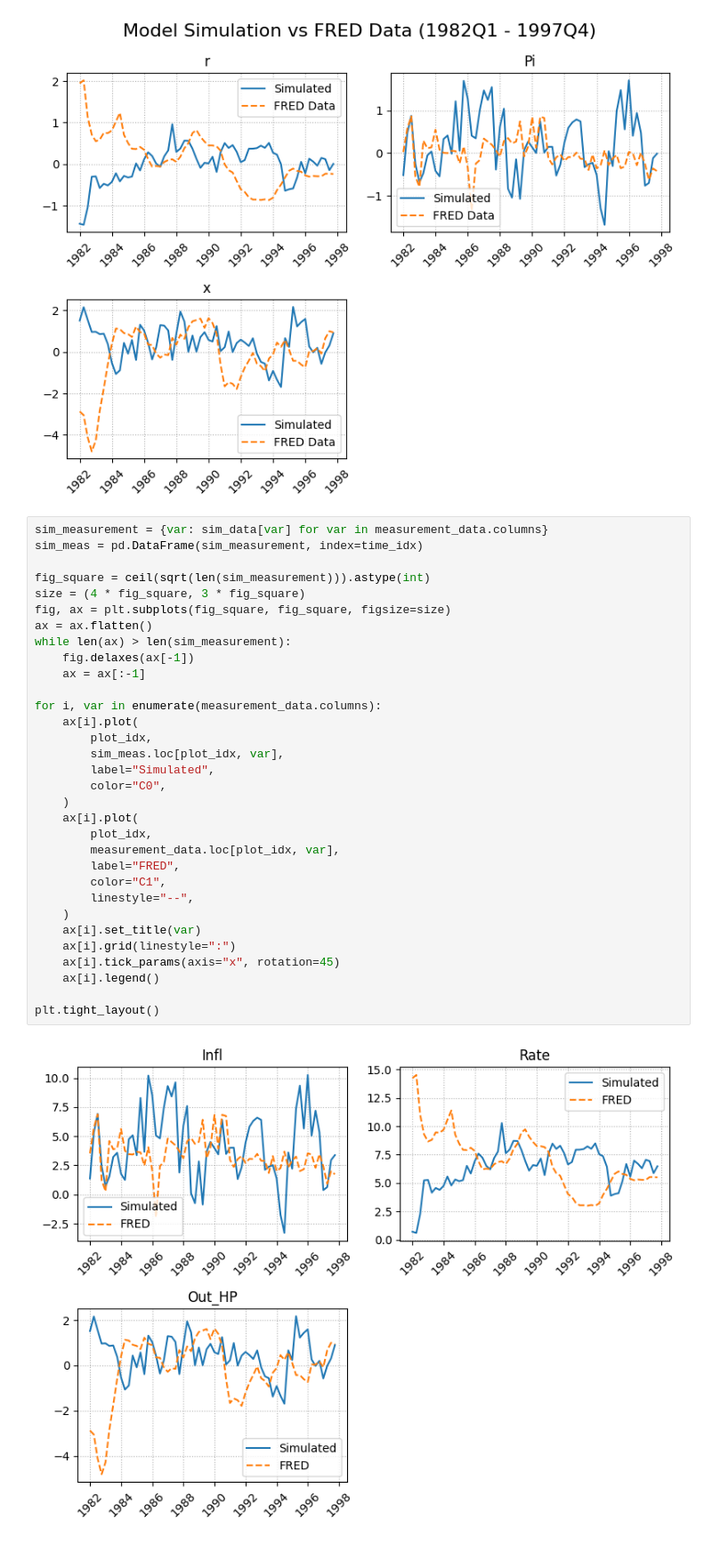
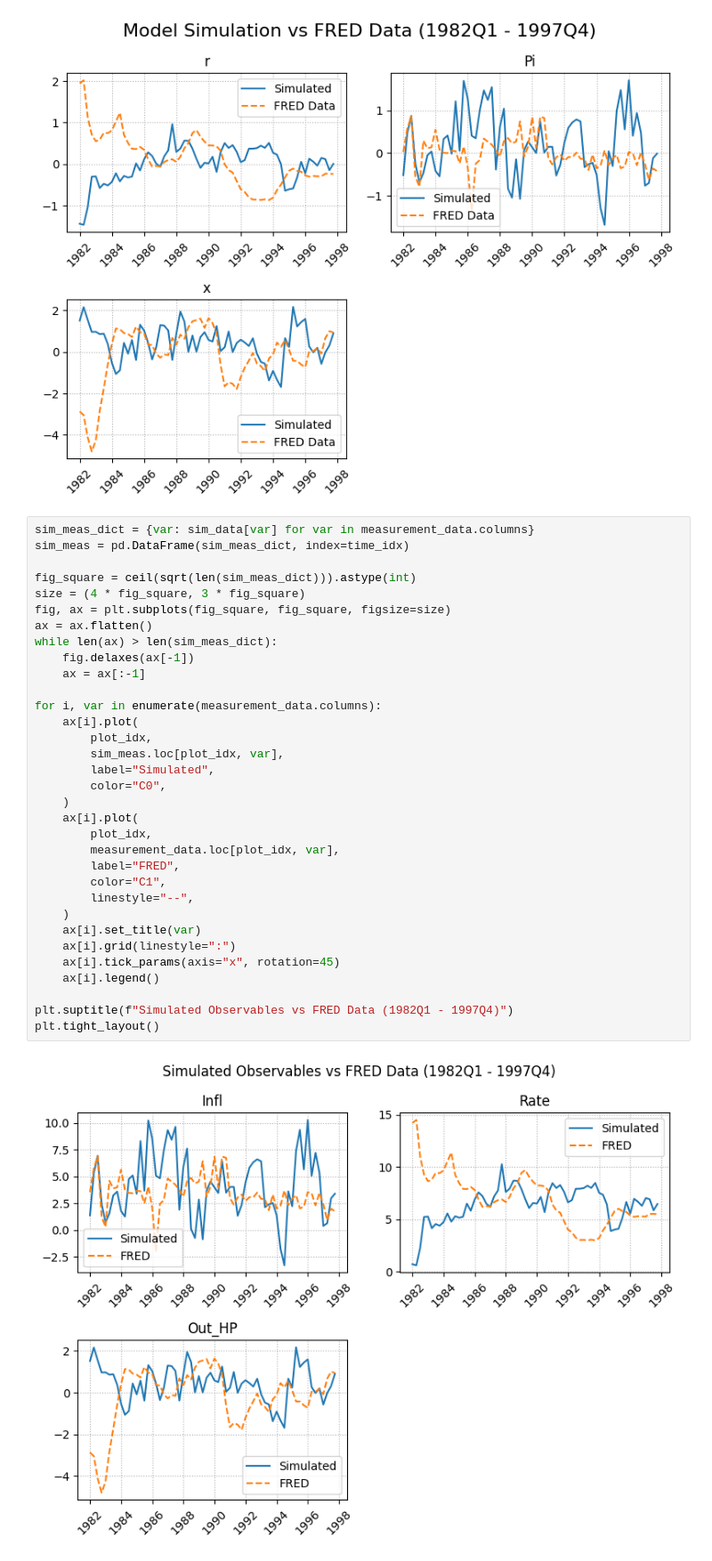
Before and after one commit to GongJr0/ThesisDraft, a Jupyter notebook: empirical_comparison.ipynb, the cells around one changed output. Shown at 89% size. Saved outputs shown, nothing was run; the diff lists cells and outputs as text.

```diff
--- a/empirical_comparison.ipynb
+++ b/empirical_comparison.ipynb
@@ -397,36 +397,37 @@ plt.tight_layout()
 # %% [output]
 [figure]
 # %%
-sim_measurement = {var: sim_data[var] for var in measurement_data.columns}
-sim_meas = pd.DataFrame(sim_measurement, index=time_idx)
+sim_meas_dict = {var: sim_data[var] for var in measurement_data.columns}
+sim_meas = pd.DataFrame(sim_meas_dict, index=time_idx)
 
-fig_square = ceil(sqrt(len(sim_measurement))).astype(int)
+fig_square = ceil(sqrt(len(sim_meas_dict))).astype(int)
 size = (4 * fig_square, 3 * fig_square)
 fig, ax = plt.subplots(fig_square, fig_square, figsize=size)
 ax = ax.flatten()
-while len(ax) > len(sim_measurement):
+while len(ax) > len(sim_meas_dict):
     fig.delaxes(ax[-1])
     ax = ax[:-1]
 
 for i, var in enumerate(measurement_data.columns):
     ax[i].plot(
         plot_idx,
         sim_meas.loc[plot_idx, var],
         label="Simulated",
         color="C0",
     )
     ax[i].plot(
         plot_idx,
         measurement_data.loc[plot_idx, var],
         label="FRED",
         color="C1",
         linestyle="--",
     )
     ax[i].set_title(var)
     ax[i].grid(linestyle=":")
     ax[i].tick_params(axis="x", rotation=45)
     ax[i].legend()
 
+plt.suptitle(f"Simulated Observables vs FRED Data (1982Q1 - 1997Q4)")
 plt.tight_layout()
 # %% [output]
-[figure, old version]
+[figure, new version]
```
Also changed, not shown: parts of 7 cells of this notebook, 1 other file.
